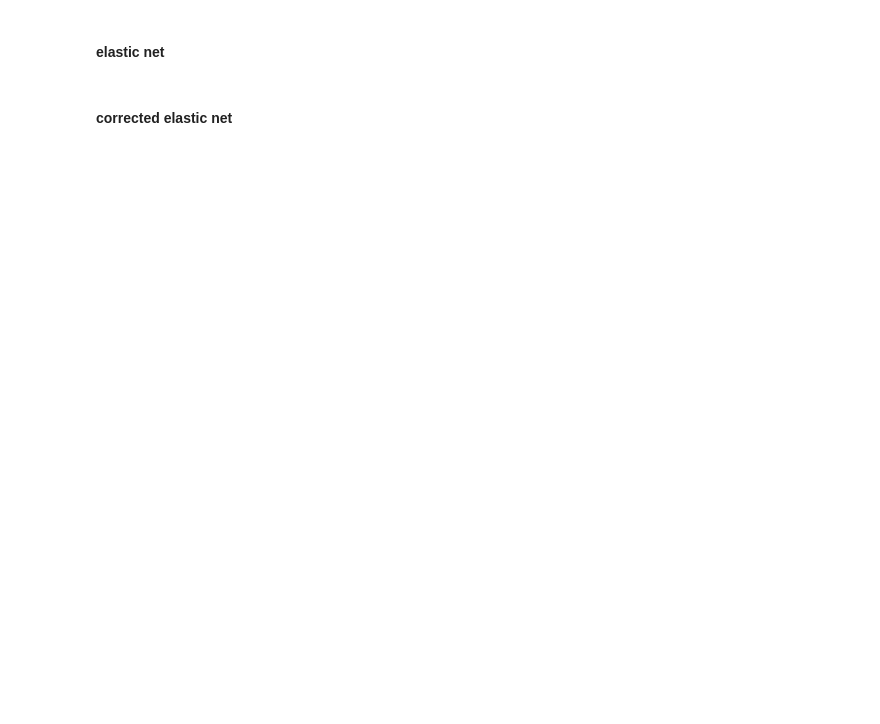
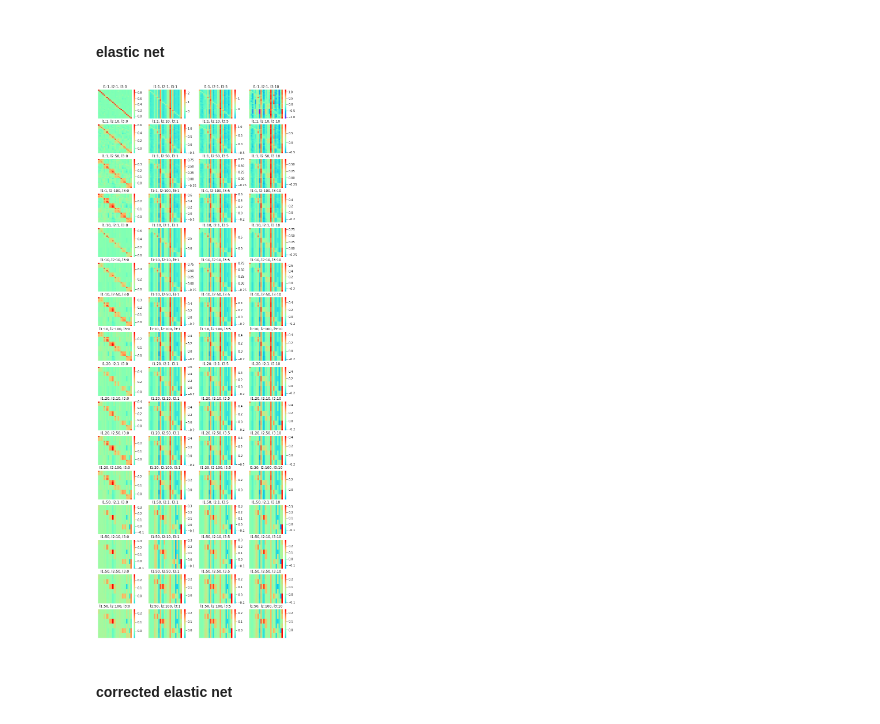
Before and after one commit to ShannaLiu/RSP, a Jupyter notebook: Select_cluster/Experiments/diamond.ipynb, the cells around one changed output. Cells and saved outputs as stored; diff of their text form; code cells hidden in the pictures; blank space fills up the shorter version.

```diff
--- a/Select_cluster/Experiments/diamond.ipynb
+++ b/Select_cluster/Experiments/diamond.ipynb
@@ -26,22 +26,24 @@ group_mean = group_mean.numpy()
 # %%
 l1s = np.float32([1, 10, 20, 50])
 l2s = np.float32([1, 10, 50, 100])
-l3s = np.float32([1, 5, 10, 20])
+l3s = np.float32([0, 1, 5, 10])
 num1 = len(l1s)
 num2 = len(l2s)
 num3 = len(l3s)
 num = num1 * num2 * num3
 flag = 1
 f = plt.figure(figsize=(12,35))
 for i in range(num1):
     for j in range(num2):
         for k in range(num3):
             ax0 = f.add_subplot(np.int0(np.ceil(num/4)), 4, flag)
             ele = ElastEstimator(l1=l1s[i], l2=l2s[j], l3=l3s[k], Gamma=Gamma, D=D, method='cp', solver='SCS', diag_pen=True)
             ele.fit(node_features, maxiter=1000)
             ele.heatplot(xticklabels=False, yticklabels=False, cbar=True)
             ax0.set_title('l1:'+str(int(l1s[i]))+', '+'l2:'+str(int(l2s[j]))+', '+'l3:'+str(int(np.round(l3s[k]))))
             flag = flag+1
 del l1s
 del l2s
 del l3s
+# %% [output]
+[figure, added]
```
Also changed, not shown: parts of 11 cells of this notebook, 8 other files.
